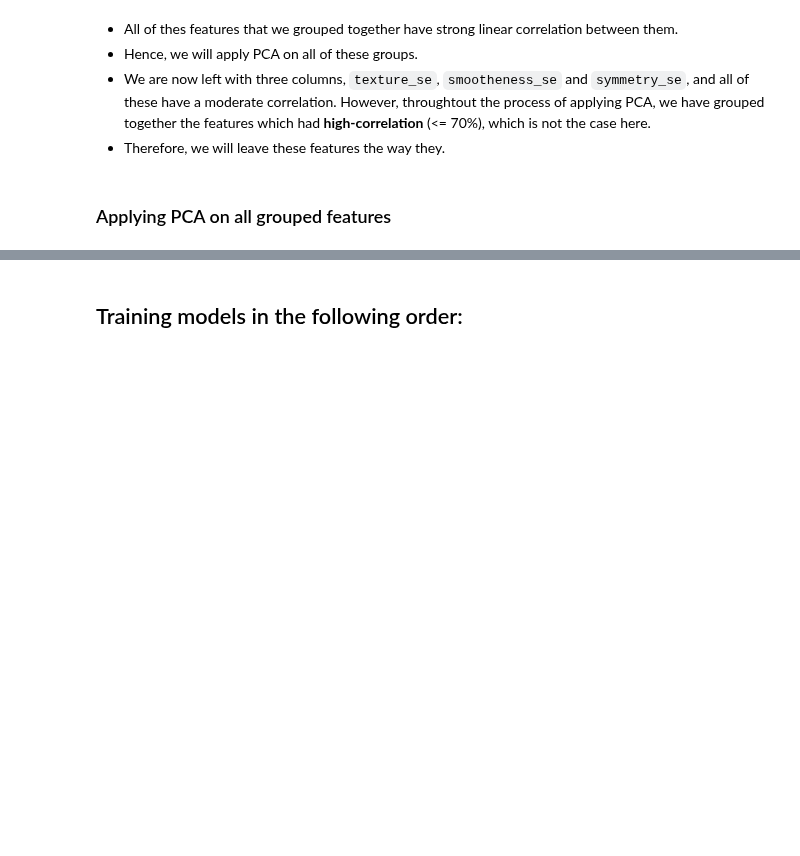
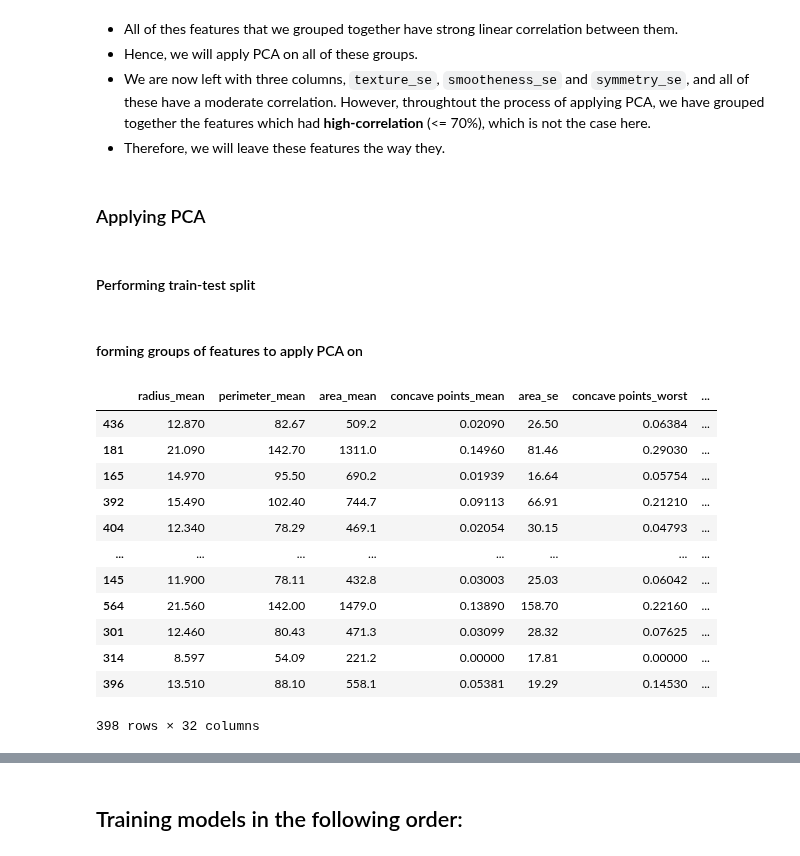
Before and after one commit to tselane2110/Breast-Cancer-Detection, a Jupyter notebook: BreastCancerPrediction.ipynb, the cells around one changed output, grey strips where cells are left out. Drawn from its saved outputs; the diff is of its cells as text; code cells hidden in the pictures; blank space fills up the shorter version.

```diff
--- a/BreastCancerPrediction.ipynb
+++ b/BreastCancerPrediction.ipynb
@@ -1118,14 +1124,14 @@ plt.show()
 * We are now left with three columns, `texture_se`, `smootheness_se` and `symmetry_se`, and all of these have a moderate correlation. However, throughtout the process of applying PCA, we have grouped together the features which had **high-correlation** (<= 70%), which is not the case here.
 * Therefore, we will leave these features the way they.
 # %% [markdown]
-### Applying PCA on all grouped features
+### Applying PCA
+# %% [markdown]
+#### Performing train-test split
 # %%
-list_cols = [g1, g2, g3, g4, g5, g6, g7, g8, g9, g10, g11, g12, df_no_corr, df['diagnosis']]
-for i in list_cols:
+from sklearn.model_selection import train_test_split
 
+list_cols = [g1, g2, g3, g4, g5, g6, g7, g8, g9, g10, g11, g12, df_no_corr]
 
+df_PCA = pd.concat(list_cols, axis = 1)
 
-
-
-from sklearn.model_selection import train_test_split
-x_train, x_test, y_train, y_test = train_test_split(x, y, test_size=0.3, random_state=0, stratify=y)
+x_train, x_test, y_train, y_test = train_test_split(df_PCA, df['diagnosis'], test_size=0.3, random_state=0, stratify=df['diagnosis'])
@@ -1145,0 +1138,19 @@ PCA_g12 = PCA(g12, 1)
+# %% [markdown]
+#### forming groups of features to apply PCA on
+# %%
+# for training set
+x_train
+# %% [output]
+|  | radius_mean | perimeter_mean | area_mean | concave points_mean | area_se | concave points_worst | ... |
+| 436 | 12.870 | 82.67 | 509.2 | 0.02090 | 26.50 | 0.06384 | ... |
+| 181 | 21.090 | 142.70 | 1311.0 | 0.14960 | 81.46 | 0.29030 | ... |
+| 165 | 14.970 | 95.50 | 690.2 | 0.01939 | 16.64 | 0.05754 | ... |
+| 392 | 15.490 | 102.40 | 744.7 | 0.09113 | 66.91 | 0.21210 | ... |
+| 404 | 12.340 | 78.29 | 469.1 | 0.02054 | 30.15 | 0.04793 | ... |
+| ... | ... | ... | ... | ... | ... | ... | ... |
+| 145 | 11.900 | 78.11 | 432.8 | 0.03003 | 25.03 | 0.06042 | ... |
+| 564 | 21.560 | 142.00 | 1479.0 | 0.13890 | 158.70 | 0.22160 | ... |
+| 301 | 12.460 | 80.43 | 471.3 | 0.03099 | 28.32 | 0.07625 | ... |
+| 314 | 8.597 | 54.09 | 221.2 | 0.00000 | 17.81 | 0.00000 | ... |
+| 396 | 13.510 | 88.10 | 558.1 | 0.05381 | 19.29 | 0.14530 | ... |
+398 rows × 32 columns
```
Also changed, not shown: parts of 17 cells of this notebook.
